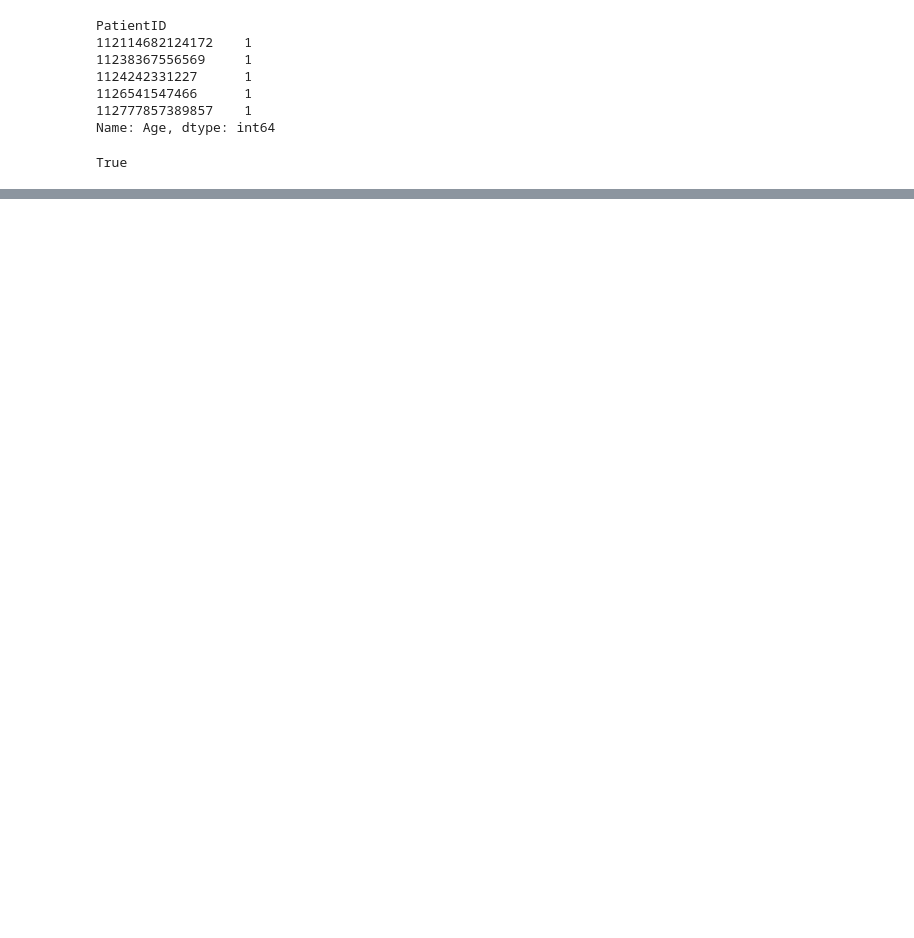
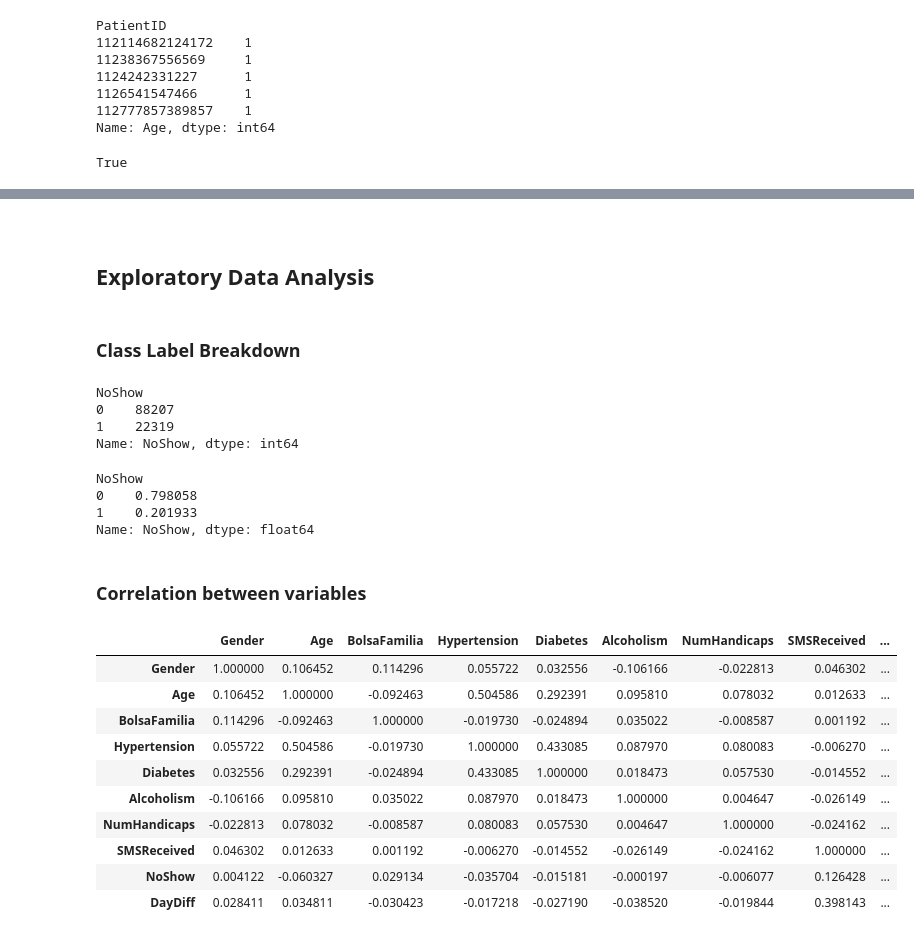
Before and after one commit to jaclynrich/appt-no-show, a Jupyter notebook: appt-no-show.ipynb, the cells around one changed output, grey strips where cells are left out. Cells and saved outputs as stored; diff of their text form; code cells hidden in the pictures; blank space fills up the shorter version.

```diff
--- a/appt-no-show.ipynb
+++ b/appt-no-show.ipynb
@@ -553,0 +589,38 @@ True
+# %% [markdown]
+<a id='eda'></a>
+# %% [markdown]
+## Exploratory Data Analysis
+# %% [markdown]
+### Class Label Breakdown
+# %%
+# Count of labels
+df.groupby('NoShow')['NoShow'].count()
+# %% [output]
+NoShow
+0    88207
+1    22319
+Name: NoShow, dtype: int64
+# %%
+# Proportion of labels
+df.groupby('NoShow')['NoShow'].count()/n
+# %% [output]
+NoShow
+0    0.798058
+1    0.201933
+Name: NoShow, dtype: float64
+# %% [markdown]
+### Correlation between variables
+# %%
+df.corr()
+# %% [output]
+|  | Gender | Age | BolsaFamilia | Hypertension | Diabetes | Alcoholism | NumHandicaps | SMSReceived | ... |
+| Gender | 1.000000 | 0.106452 | 0.114296 | 0.055722 | 0.032556 | -0.106166 | -0.022813 | 0.046302 | ... |
+| Age | 0.106452 | 1.000000 | -0.092463 | 0.504586 | 0.292391 | 0.095810 | 0.078032 | 0.012633 | ... |
+| BolsaFamilia | 0.114296 | -0.092463 | 1.000000 | -0.019730 | -0.024894 | 0.035022 | -0.008587 | 0.001192 | ... |
+| Hypertension | 0.055722 | 0.504586 | -0.019730 | 1.000000 | 0.433085 | 0.087970 | 0.080083 | -0.006270 | ... |
+| Diabetes | 0.032556 | 0.292391 | -0.024894 | 0.433085 | 1.000000 | 0.018473 | 0.057530 | -0.014552 | ... |
+| Alcoholism | -0.106166 | 0.095810 | 0.035022 | 0.087970 | 0.018473 | 1.000000 | 0.004647 | -0.026149 | ... |
+| NumHandicaps | -0.022813 | 0.078032 | -0.008587 | 0.080083 | 0.057530 | 0.004647 | 1.000000 | -0.024162 | ... |
+| SMSReceived | 0.046302 | 0.012633 | 0.001192 | -0.006270 | -0.014552 | -0.026149 | -0.024162 | 1.000000 | ... |
+| NoShow | 0.004122 | -0.060327 | 0.029134 | -0.035704 | -0.015181 | -0.000197 | -0.006077 | 0.126428 | ... |
+| DayDiff | 0.028411 | 0.034811 | -0.030423 | -0.017218 | -0.027190 | -0.038520 | -0.019844 | 0.398143 | ... |
```
Also changed, not shown: parts of 20 cells of this notebook.
